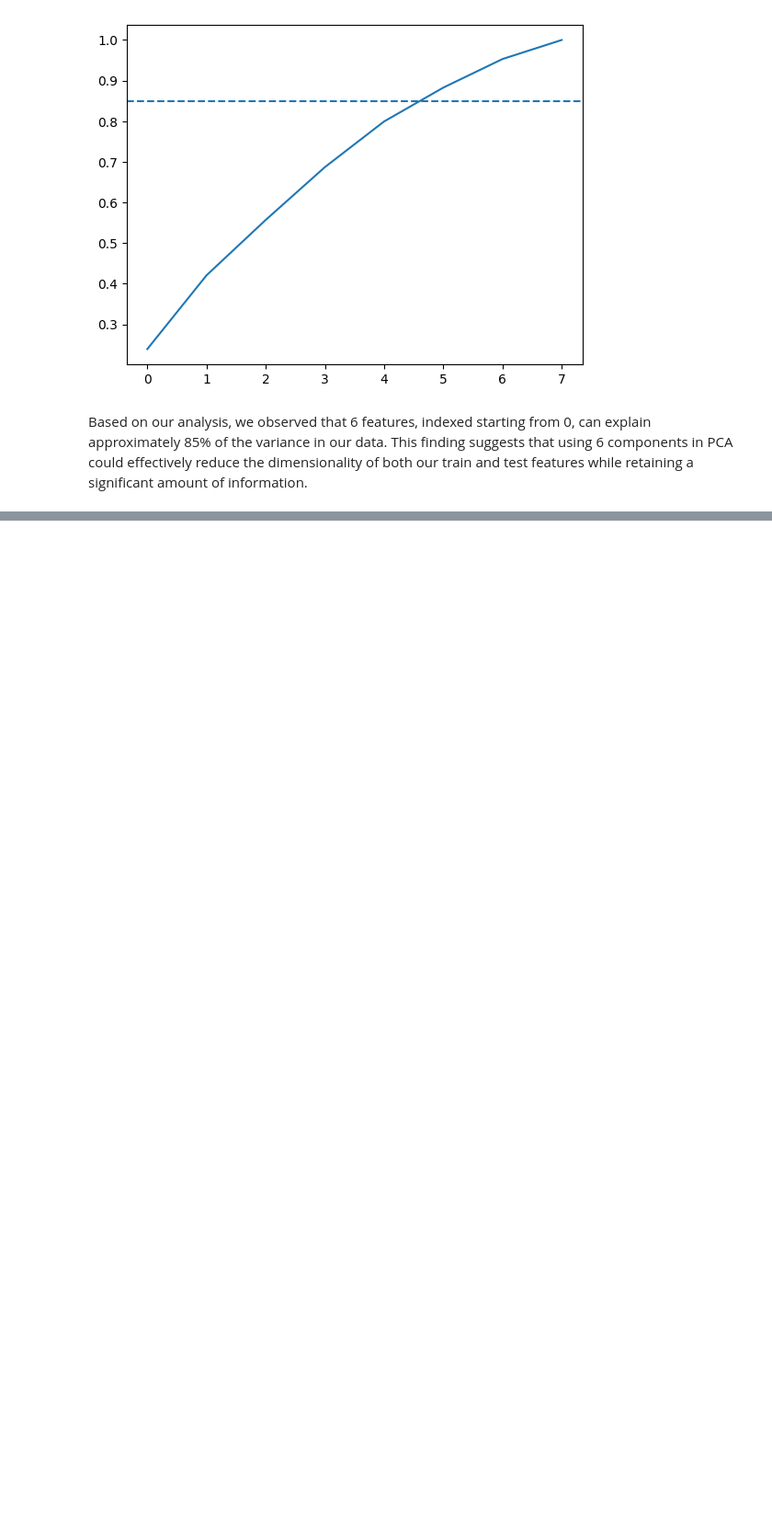
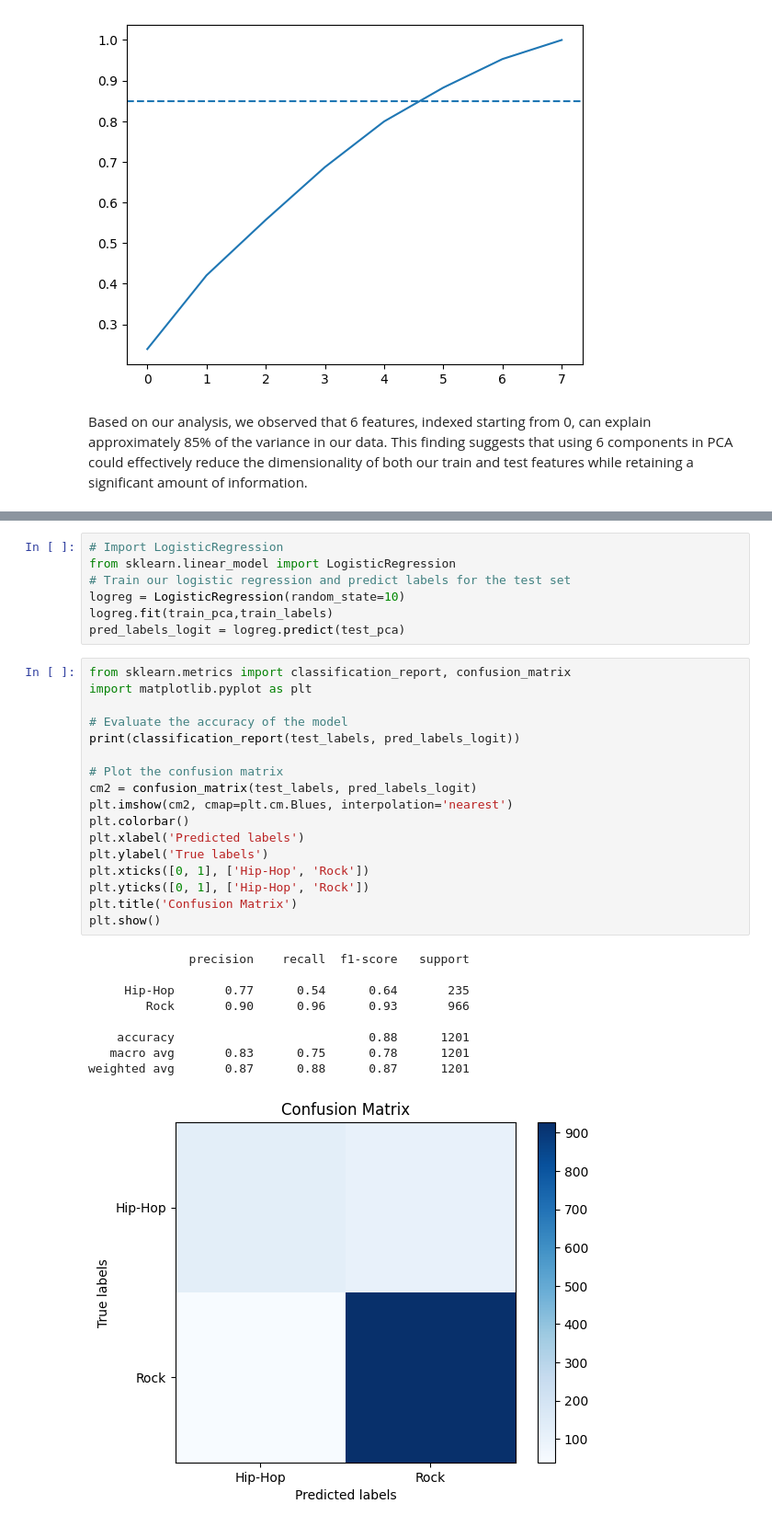
Before and after one commit to ASGuzman/Classify_songs, a Jupyter notebook: prueba.ipynb, the cells around one changed output, grey strips where cells are left out. Shown at 92% size. Cells and saved outputs as stored; diff of their text form; blank space fills up the shorter version.

```diff
--- a/prueba.ipynb
+++ b/prueba.ipynb
@@ -149,0 +243,34 @@ test_pca = pca.fit_transform(scaled_test_features)
+# %%
+# Import LogisticRegression
+from sklearn.linear_model import LogisticRegression
+# Train our logistic regression and predict labels for the test set
+logreg = LogisticRegression(random_state=10)
+logreg.fit(train_pca,train_labels)
+pred_labels_logit = logreg.predict(test_pca)
+# %%
+from sklearn.metrics import classification_report, confusion_matrix
+import matplotlib.pyplot as plt
+
+# Evaluate the accuracy of the model
+print(classification_report(test_labels, pred_labels_logit))
+
+# Plot the confusion matrix
+cm2 = confusion_matrix(test_labels, pred_labels_logit)
+plt.imshow(cm2, cmap=plt.cm.Blues, interpolation='nearest')
+plt.colorbar()
+plt.xlabel('Predicted labels')
+plt.ylabel('True labels')
+plt.xticks([0, 1], ['Hip-Hop', 'Rock'])
+plt.yticks([0, 1], ['Hip-Hop', 'Rock'])
+plt.title('Confusion Matrix')
+plt.show()
+# %% [output]
+              precision    recall  f1-score   support
+
+     Hip-Hop       0.77      0.54      0.64       235
+        Rock       0.90      0.96      0.93       966
+
+    accuracy                           0.88      1201
+   macro avg       0.83      0.75      0.78      1201
+weighted avg       0.87      0.88      0.87      1201
+[figure, added]
```
Also changed, not shown: parts of 10 cells of this notebook.
